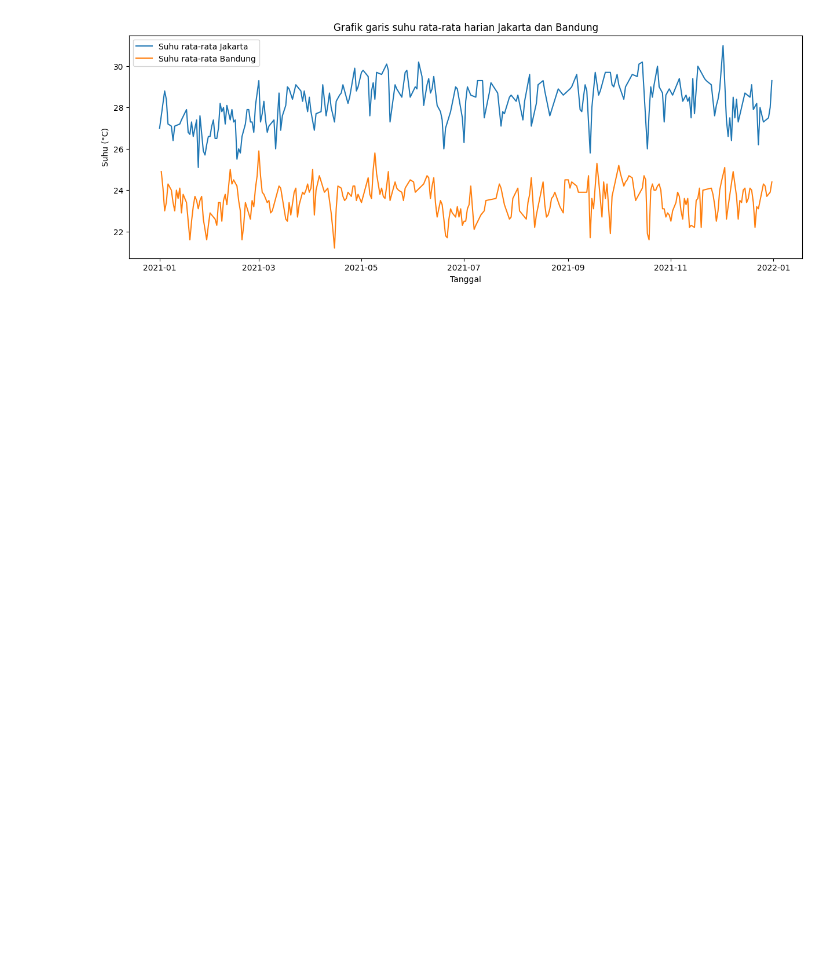
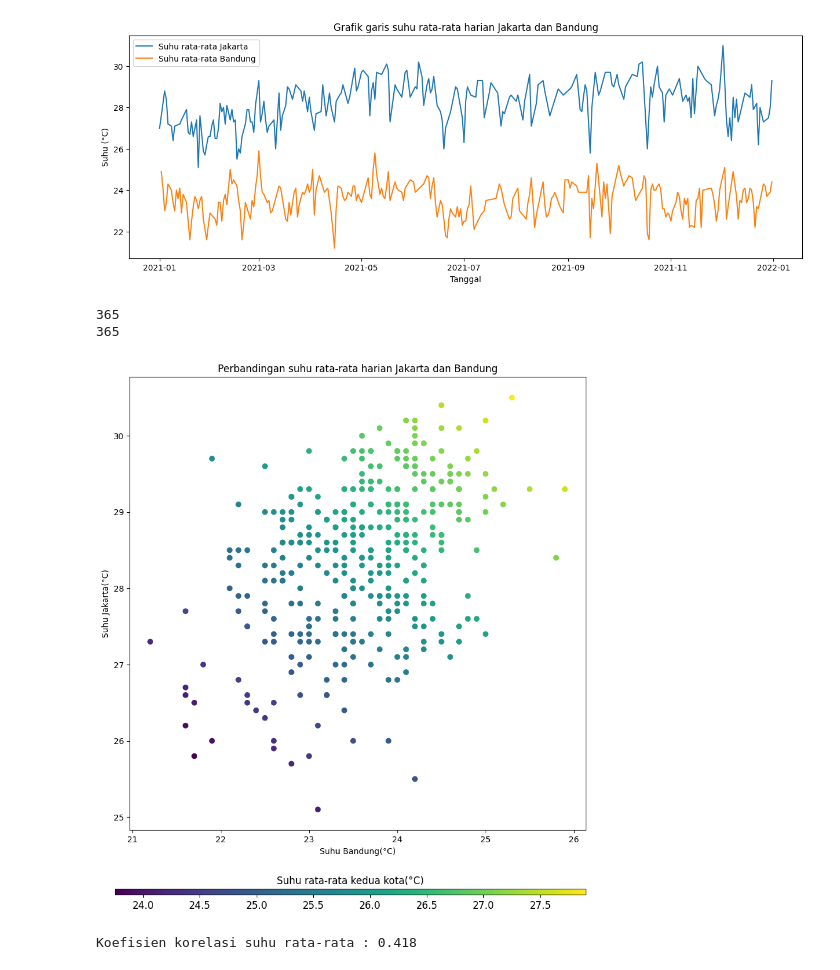
Before and after one commit to KaonWry/tubes-2-pengkom, a Jupyter notebook: main.ipynb, the cells around one changed output. Cells and saved outputs as stored; diff of their text form; code cells hidden in the pictures; blank space fills up the shorter version.

```diff
--- a/main.ipynb
+++ b/main.ipynb
@@ -170,3 +189,24 @@ plt.legend(['Suhu rata-rata Jakarta', 'Suhu rata-rata Bandung'])
 plt.show()
 # %% [output]
 [figure]
+# %%
+print(len(dfBandung['Tavg']))
+print(len(dfJakarta['Tavg']))
+# %% [output]
+365
+365
+# %%
+plt.figure(figsize=(10,10))
+plt.title('Perbandingan suhu rata-rata harian Jakarta dan Bandung')
+plt.scatter(dfBandung['Tavg'], dfJakarta['Tavg'], c=(dfBandung['Tavg'] + dfJakarta['Tavg'])/2)
+plt.xlabel('Suhu Bandung(\u00b0C)')
+plt.ylabel('Suhu Jakarta(\u00b0C)')
+cax = plt.axes([0.1, 0, 0.8, 0.01])
+clb=plt.colorbar(cax=cax,orientation="horizontal")
+clb.ax.tick_params(labelsize=12)
+clb.ax.set_title('Suhu rata-rata kedua kota(\u00b0C)',fontsize=12)
+plt.show()
+print(f"Koefisien korelasi suhu rata-rata : {round(dfBandung['Tavg'].corr(dfJakarta['Tavg']), 3)}")
+# %% [output]
+[figure, added]
+Koefisien korelasi suhu rata-rata : 0.418
```
Also changed, not shown: parts of 3 cells of this notebook.
